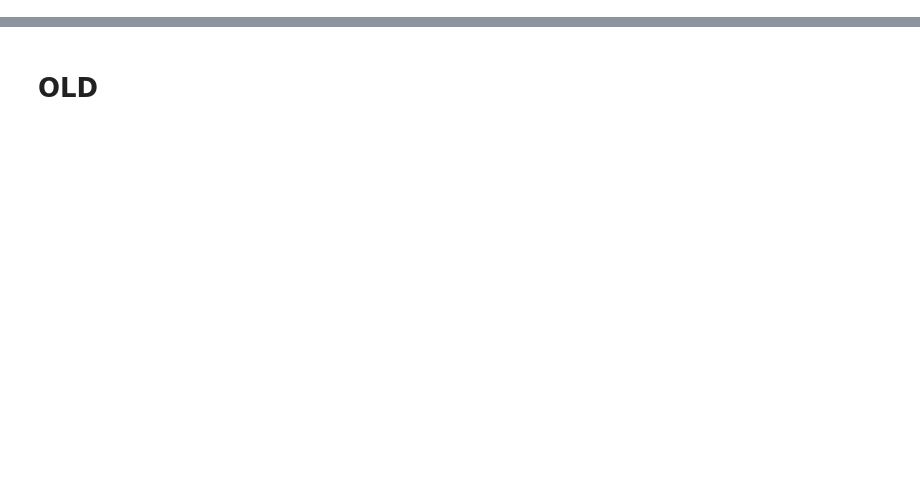
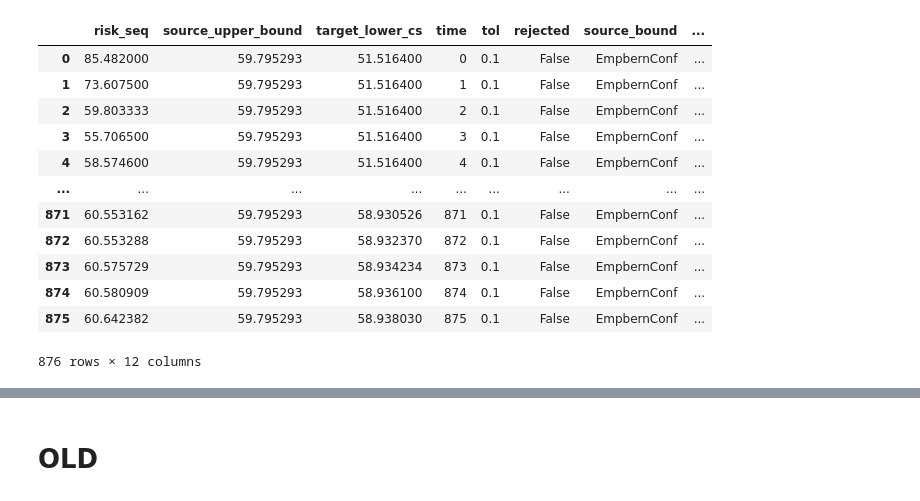
Before and after one commit to TheGuy42/ReliabilityInML_Project, a Jupyter notebook: Energy_ds/train.ipynb, the cells around one changed output, grey strips where cells are left out. Cells and saved outputs as stored; diff of their text form; code cells hidden in the pictures; blank space fills up the shorter version.

```diff
--- a/Energy_ds/train.ipynb
+++ b/Energy_ds/train.ipynb
@@ -221,0 +282,16 @@ results = experiment.test()
+# %%
+results
+# %% [output]
+|  | risk_seq | source_upper_bound | target_lower_cs | time | tol | rejected | source_bound | ... |
+| 0 | 85.482000 | 59.795293 | 51.516400 | 0 | 0.1 | False | EmpbernConf | ... |
+| 1 | 73.607500 | 59.795293 | 51.516400 | 1 | 0.1 | False | EmpbernConf | ... |
+| 2 | 59.803333 | 59.795293 | 51.516400 | 2 | 0.1 | False | EmpbernConf | ... |
+| 3 | 55.706500 | 59.795293 | 51.516400 | 3 | 0.1 | False | EmpbernConf | ... |
+| 4 | 58.574600 | 59.795293 | 51.516400 | 4 | 0.1 | False | EmpbernConf | ... |
+| ... | ... | ... | ... | ... | ... | ... | ... | ... |
+| 871 | 60.553162 | 59.795293 | 58.930526 | 871 | 0.1 | False | EmpbernConf | ... |
+| 872 | 60.553288 | 59.795293 | 58.932370 | 872 | 0.1 | False | EmpbernConf | ... |
+| 873 | 60.575729 | 59.795293 | 58.934234 | 873 | 0.1 | False | EmpbernConf | ... |
+| 874 | 60.580909 | 59.795293 | 58.936100 | 874 | 0.1 | False | EmpbernConf | ... |
+| 875 | 60.642382 | 59.795293 | 58.938030 | 875 | 0.1 | False | EmpbernConf | ... |
+876 rows × 12 columns
```
Also changed, not shown: parts of 16 cells of this notebook, 3 other files.
